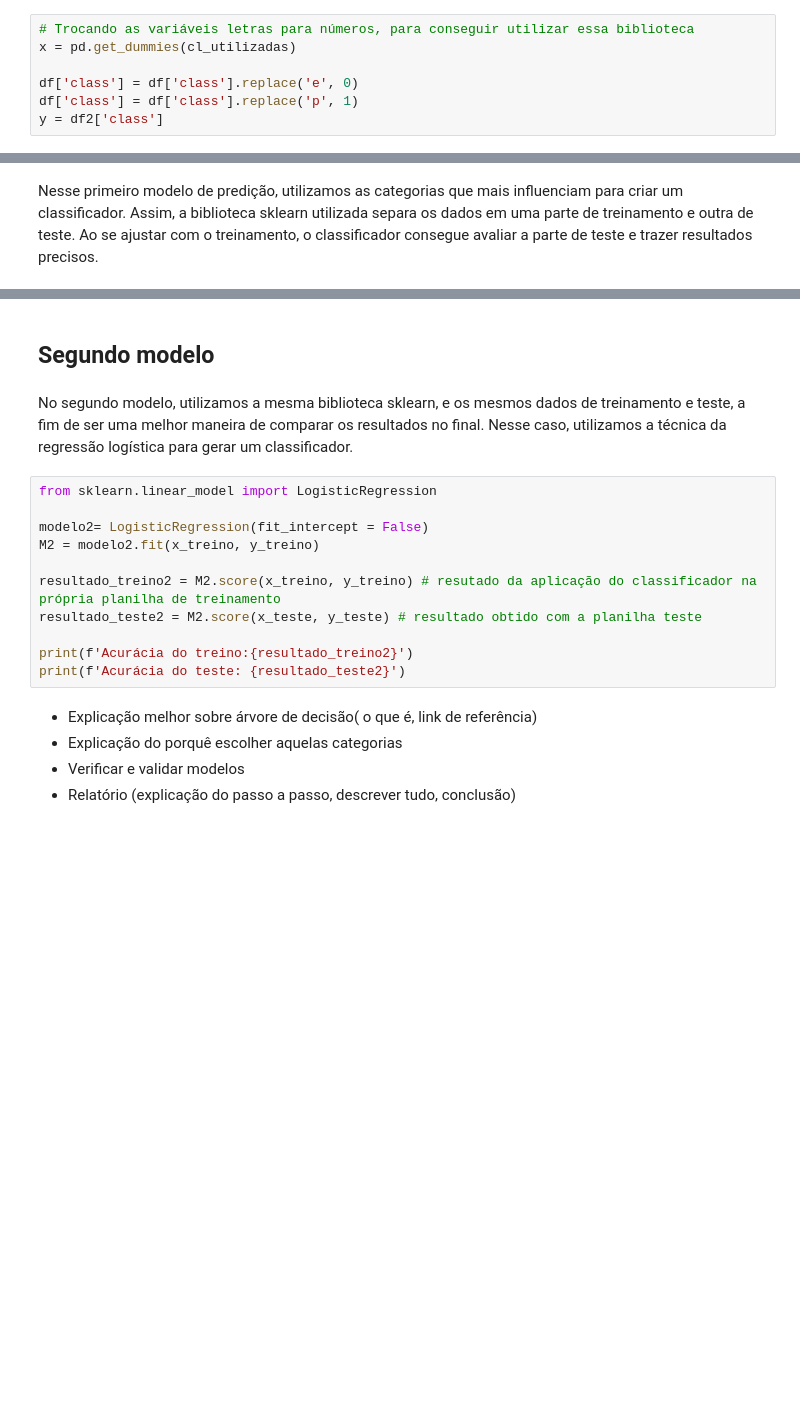
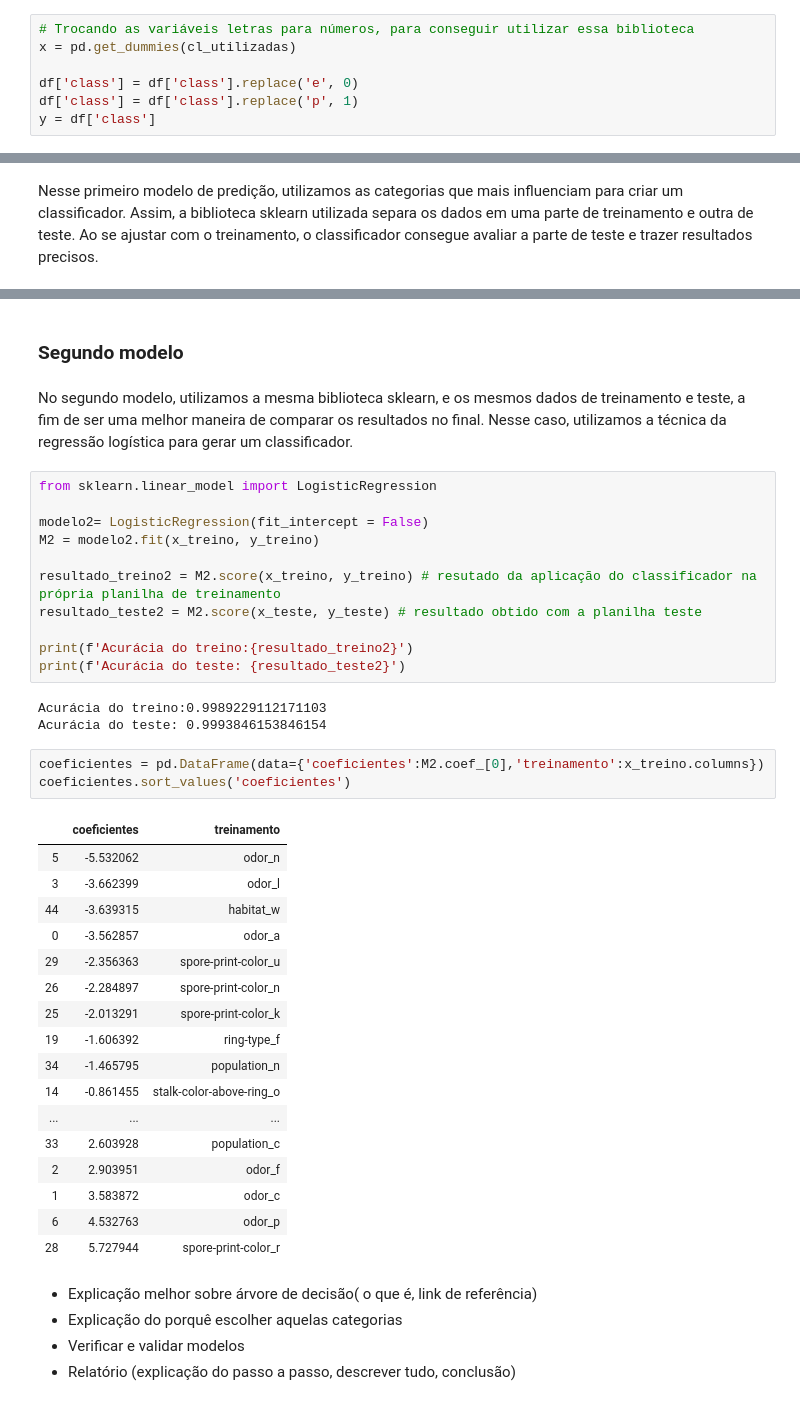
Before and after one commit to gustavokatz/Cogumelos, a Jupyter notebook: Mash.ipynb, the cells around one changed output, grey strips where cells are left out. Drawn from its saved outputs; the diff is of its cells as text; blank space fills up the shorter version.

```diff
--- a/Mash.ipynb
+++ b/Mash.ipynb
@@ -87,4 +133,4 @@ x = pd.get_dummies(cl_utilizadas)
 
 df['class'] = df['class'].replace('e', 0)
 df['class'] = df['class'].replace('p', 1)
-y = df2['class']
+y = df['class']
@@ -123,5 +181,5 @@ print(f'Acurácia do teste: {resultado_teste}')
 # %% [markdown]
-## Segundo modelo
+### Segundo modelo
 # %% [markdown]
 No segundo modelo, utilizamos a mesma biblioteca sklearn, e os mesmos dados de treinamento e teste, a fim de ser uma melhor maneira de comparar os resultados no final. Nesse caso, utilizamos a técnica da regressão logística para gerar um classificador.
 # %%
@@ -135,6 +193,30 @@ resultado_teste2 = M2.score(x_teste, y_teste) # resultado obtido com a planilha
 
 print(f'Acurácia do treino:{resultado_treino2}')
 print(f'Acurácia do teste: {resultado_teste2}')
+# %% [output]
+Acurácia do treino:0.9989229112171103
+Acurácia do teste: 0.9993846153846154
+# %%
+coeficientes = pd.DataFrame(data={'coeficientes':M2.coef_[0],'treinamento':x_treino.columns})
+coeficientes.sort_values('coeficientes')
+# %% [output]
+|  | coeficientes | treinamento |
+| 5 | -5.532062 | odor_n |
+| 3 | -3.662399 | odor_l |
+| 44 | -3.639315 | habitat_w |
+| 0 | -3.562857 | odor_a |
+| 29 | -2.356363 | spore-print-color_u |
+| 26 | -2.284897 | spore-print-color_n |
+| 25 | -2.013291 | spore-print-color_k |
+| 19 | -1.606392 | ring-type_f |
+| 34 | -1.465795 | population_n |
+| 14 | -0.861455 | stalk-color-above-ring_o |
+| ... | ... | ... |
+| 33 | 2.603928 | population_c |
+| 2 | 2.903951 | odor_f |
+| 1 | 3.583872 | odor_c |
+| 6 | 4.532763 | odor_p |
+| 28 | 5.727944 | spore-print-color_r |
 # %% [markdown]
 - Explicação melhor sobre árvore de decisão( o que é, link de referência)
 - Explicação do porquê escolher aquelas categorias
```
Also changed, not shown: parts of 12 cells of this notebook.
